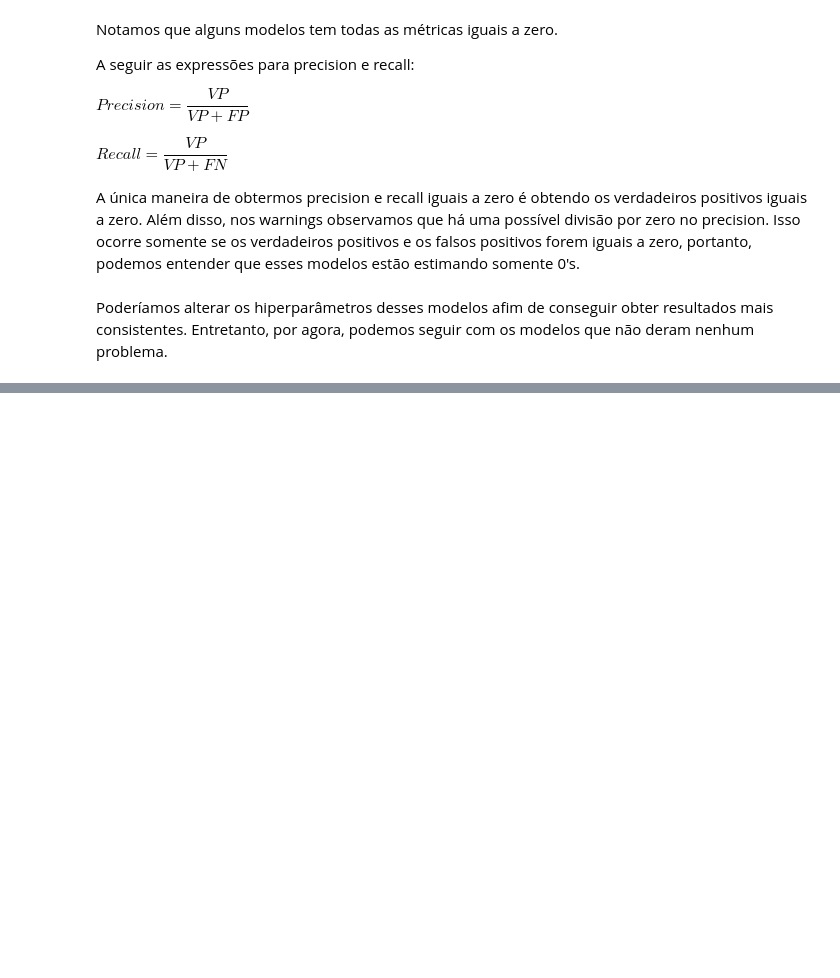
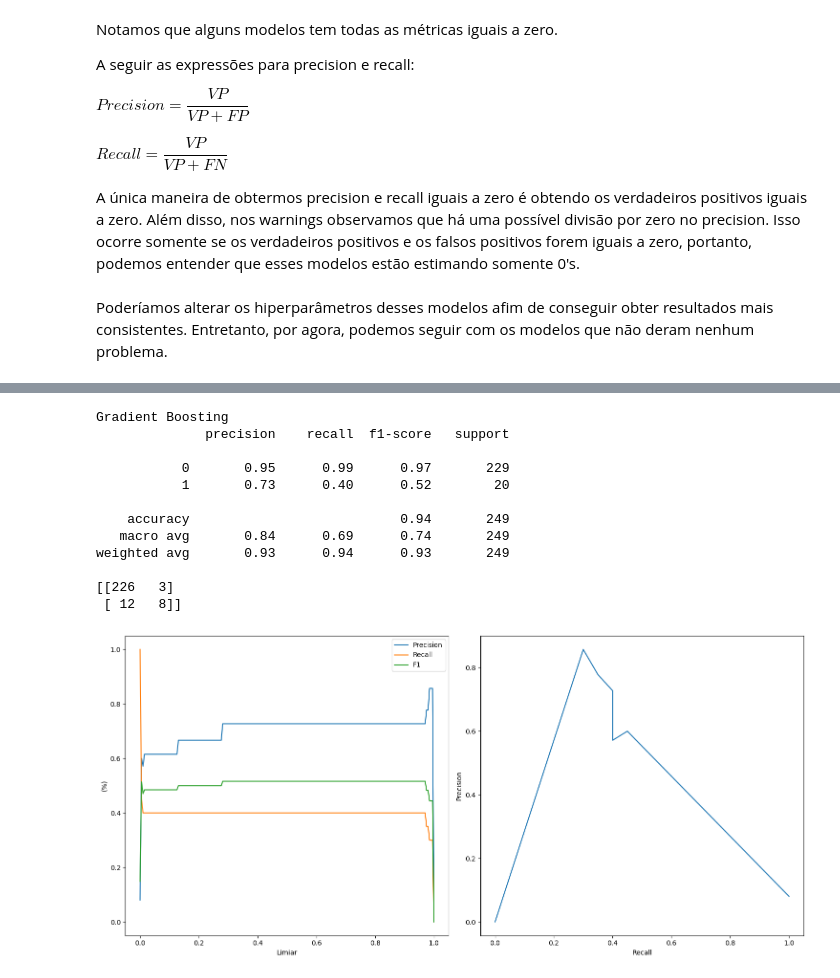
Before and after one commit to Alexandre-Esposte/Reserva_Nao_Honrada, a Jupyter notebook: notebooks/modelagem.ipynb, the cells around one changed output, grey strips where cells are left out. Saved outputs shown, nothing was run; the diff lists cells and outputs as text; code cells hidden in the pictures; blank space fills up the shorter version.

```diff
--- a/notebooks/modelagem.ipynb
+++ b/notebooks/modelagem.ipynb
@@ -347,0 +379,22 @@ AttributeError: This 'Pipeline' has no attribute 'fit_transform'
+# %%
+print('Gradient Boosting')
+
+gb.fit(X_train,y_train)
+pred = gb.predict(X_train)
+print(classification_report(y_train,pred))
+print(confusion_matrix(y_train,pred))
+_ = curve(gb,X_train,y_train,qte=200)
+# %% [output]
+Gradient Boosting
+              precision    recall  f1-score   support
+
+           0       0.95      0.99      0.97       229
+           1       0.73      0.40      0.52        20
+
+    accuracy                           0.94       249
+   macro avg       0.84      0.69      0.74       249
+weighted avg       0.93      0.94      0.93       249
+
+[[226   3]
+ [ 12   8]]
+[figure, added]
```
Also changed, not shown: parts of 17 cells of this notebook, 1 other file.
